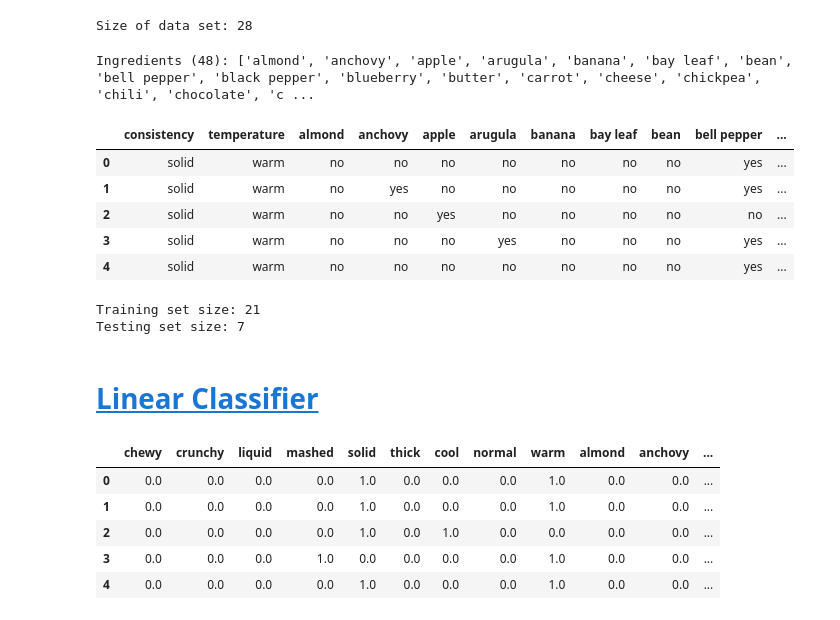
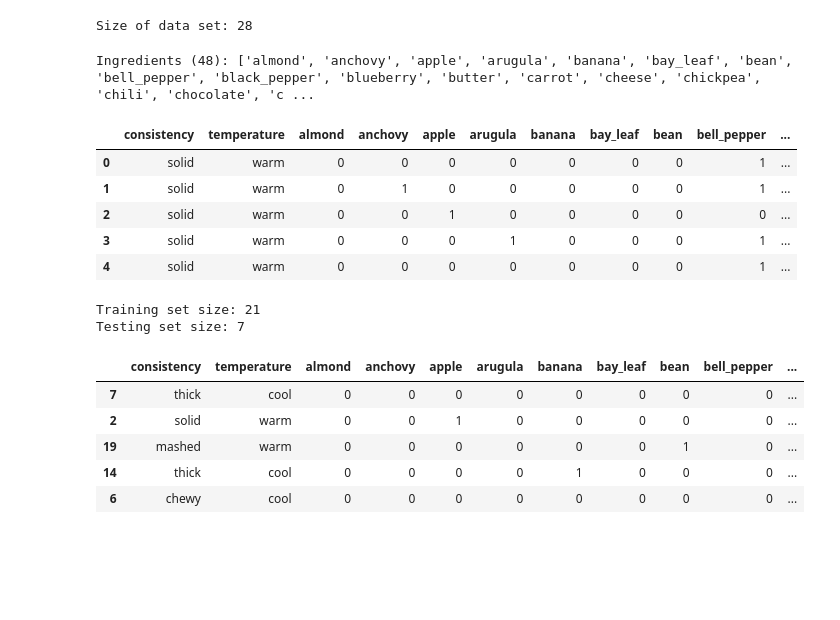
Before and after one commit to kwcay/jayne-eats-prototype, a Jupyter notebook: ml/notes/model-exploration-tf.ipynb, the cells around one changed output. Saved outputs shown, nothing was run; the diff lists cells and outputs as text; code cells hidden in the pictures; blank space fills up the shorter version.

Commit message:
TF Linear estimator

```diff
--- a/ml/notes/model-exploration-tf.ipynb
+++ b/ml/notes/model-exploration-tf.ipynb
@@ -8,19 +8,19 @@
 # Dataset, organized as: [classification, consistency, temperature, [ingredients]].
 raw_dataset = [
   # Pizzas
-  [False, 'solid', 'warm', ['bell pepper', 'cheese', 'flour', 'garlic', 'oil', 'olive', 'onion', 'salt', 'sugar', 'tomato']], # Olives
-  [False, 'solid', 'warm', ['anchovy', 'bell pepper', 'cheese', 'flour', 'garlic', 'mayonnaise', 'oil', 'olive', 'onion', 'salt', 'spinach', 'sugar']], # Anchovies
+  [False, 'solid', 'warm', ['bell_pepper', 'cheese', 'flour', 'garlic', 'oil', 'olive', 'onion', 'salt', 'sugar', 'tomato']], # Olives
+  [False, 'solid', 'warm', ['anchovy', 'bell_pepper', 'cheese', 'flour', 'garlic', 'mayonnaise', 'oil', 'olive', 'onion', 'salt', 'spinach', 'sugar']], # Anchovies
   [False, 'solid', 'warm', ['apple', 'coriander', 'cheese', 'flour', 'garlic', 'oil', 'onion', 'salt', 'sugar']], # Apple & goat cheese
-  [True, 'solid', 'warm', ['arugula', 'bell pepper', 'cheese', 'coriander', 'flour', 'garlic', 'oil', 'onion', 'salt', 'spinach', 'sugar', 'tomato']], # Arugula
-  [True, 'solid', 'warm', ['bell pepper', 'cheese', 'flour', 'garlic', 'mushroom', 'oil', 'onion', 'salt', 'sugar']], # Mushroom
+  [True, 'solid', 'warm', ['arugula', 'bell_pepper', 'cheese', 'coriander', 'flour', 'garlic', 'oil', 'onion', 'salt', 'spinach', 'sugar', 'tomato']], # Arugula
+  [True, 'solid', 'warm', ['bell_pepper', 'cheese', 'flour', 'garlic', 'mushroom', 'oil', 'onion', 'salt', 'sugar']], # Mushroom
   [True, 'solid', 'warm', ['cheese', 'flour', 'garlic', 'oil', 'onion', 'salt', 'sugar', 'tomato']], # Cheese
 
   # Products
-  # [True, 'crunchy', 'normal', ['anise', 'baking powder', 'egg', 'flour', 'oil', 'sugar']], # Biscotti
-  # [True, 'crunchy', 'cool', ['almond', 'barley malt', 'milk', 'rice', 'salt', 'sugar', 'wheat bran', 'whole grain wheat']], # Vanilla almond Special K
+  # [True, 'crunchy', 'normal', ['anise', 'baking_powder', 'egg', 'flour', 'oil', 'sugar']], # Biscotti
+  # [True, 'crunchy', 'cool', ['almond', 'barley_malt', 'milk', 'rice', 'salt', 'sugar', 'wheat_bran', 'whole_grain_wheat']], # Vanilla almond Special K
 
   # Smoothies & milkshakes
-  [True, 'chewy', 'cool', ['cookies', 'milk', 'skim milk', 'sugar', 'vanilla']], # Oreo ice cream
+  [True, 'chewy', 'cool', ['cookies', 'milk', 'skim_milk', 'sugar', 'vanilla']], # Oreo ice cream
   [False, 'thick', 'cool', ['blueberry', 'pineapple', 'strawberry']],
   [False, 'thick', 'cool', ['blueberry', 'kiwi', 'strawberry']],
   [False, 'thick', 'cool', ['chocolate', 'milk', 'vanilla']],
@@ -32,20 +32,20 @@ raw_dataset = [
   [True, 'thick', 'cool', ['banana', 'milk', 'kiwi', 'vanilla']],
 
   # Soups & chilis
-  [False, 'mashed', 'warm', ['bay leaf', 'chickpea', 'chili', 'coriander', 'cumin', 'garlic', 'ginger', 'oil', 'onion', 'salt', 'tomato', 'tumeric']], # Chole chickpea curry
-  [False, 'mashed', 'warm', ['black pepper', 'chickpea', 'chili', 'coriander', 'cumin', 'garlic', 'ginger', 'oil', 'onion', 'potato', 'salt', 'spinach', 'tomato', 'tumeric']], # Sweet potato curry
-  [True, 'mashed', 'warm', ['black pepper', 'butter', 'cheese', 'coriander', 'garlic', 'potato', 'salt']], # Mash potatoes
-  [True, 'mashed', 'warm', ['bean', 'black pepper', 'carrot', 'chili', 'garlic', 'onion', 'potato', 'salt', 'tomato', 'tumeric']], # Chili
-  [False, 'liquid', 'warm', ['black pepper', 'butter', 'flour', 'garlic', 'onion', 'peanut', 'salt']], # Peanut soup
-  [True, 'thick', 'warm', ['black pepper', 'carrot', 'chili', 'garlic', 'onion', 'potato', 'salt', 'squash']], # Butternut squash soup
+  [False, 'mashed', 'warm', ['bay_leaf', 'chickpea', 'chili', 'coriander', 'cumin', 'garlic', 'ginger', 'oil', 'onion', 'salt', 'tomato', 'tumeric']], # Chole chickpea curry
+  [False, 'mashed', 'warm', ['black_pepper', 'chickpea', 'chili', 'coriander', 'cumin', 'garlic', 'ginger', 'oil', 'onion', 'potato', 'salt', 'spinach', 'tomato', 'tumeric']], # Sweet potato curry
+  [True, 'mashed', 'warm', ['black_pepper', 'butter', 'cheese', 'coriander', 'garlic', 'potato', 'salt']], # Mash potatoes
+  [True, 'mashed', 'warm', ['bean', 'black_pepper', 'carrot', 'chili', 'garlic', 'onion', 'potato', 'salt', 'tomato', 'tumeric']], # Chili
+  [False, 'liquid', 'warm', ['black_pepper', 'butter', 'flour', 'garlic', 'onion', 'peanut', 'salt']], # Peanut soup
+  [True, 'thick', 'warm', ['black_pepper', 'carrot', 'chili', 'garlic', 'onion', 'potato', 'salt', 'squash']], # Butternut squash soup
 
   # Miscellaneous (stuff made out of ingredients from above)
   [True, 'crunchy', 'normal', ['almond', 'apple', 'arugula', 'cranberry', 'oil', 'salt']], # Arugula salad
-  [True, 'solid', 'warm', ['black pepper', 'cheese', 'egg', 'garlic', 'mushroom', 'oil', 'onion', 'red pepper', 'salt', 'spinach']], # Mushroom spinach omelet
-  [True, 'solid', 'warm', ['bean', 'black pepper', 'oil', 'onion', 'rice', 'salt', 'tumeric']], # Rice and beans
-  [True, 'solid', 'warm', ['black pepper', 'mushroom', 'oil', 'onion', 'pea', 'rice', 'salt']], # Riz djondjon
+  [True, 'solid', 'warm', ['black_pepper', 'cheese', 'egg', 'garlic', 'mushroom', 'oil', 'onion', 'red_pepper', 'salt', 'spinach']], # Mushroom spinach omelet
+  [True, 'solid', 'warm', ['bean', 'black_pepper', 'oil', 'onion', 'rice', 'salt', 'tumeric']], # Rice and beans
+  [True, 'solid', 'warm', ['black_pepper', 'mushroom', 'oil', 'onion', 'pea', 'rice', 'salt']], # Riz djondjon
   [True, 'solid', 'cool', ['banana', 'butter', 'egg', 'flour', 'milk', 'salt', 'strawberry']], # Crepes
-  [False, 'solid', 'warm', ['black pepper', 'oil', 'okra', 'onion', 'rice', 'salt', 'spinach']], # Kalalou
+  [False, 'solid', 'warm', ['black_pepper', 'oil', 'okra', 'onion', 'rice', 'salt', 'spinach']], # Kalalou
 ]
 
 RAW_LABEL_COL = 0
@@ -66,36 +66,36 @@ for data in raw_dataset:
 ingredients = sorted(list(ingredients_set))
 print(f'Ingredients ({len(ingredients)}):', ingredients)
 # %% [output]
-Ingredients (48): ['almond', 'anchovy', 'apple', 'arugula', 'banana', 'bay leaf', 'bean', 'bell pepper', 'black pepper', 'blueberry', 'butter', 'carrot', 'cheese', 'chickpea', 'chili', 'chocolate', 'c ...
+Ingredients (48): ['almond', 'anchovy', 'apple', 'arugula', 'banana', 'bay_leaf', 'bean', 'bell_pepper', 'black_pepper', 'blueberry', 'butter', 'carrot', 'cheese', 'chickpea', 'chili', 'chocolate', 'c ...
 # %%
 # Processed dataset.
 import pandas as pd
 
 processed_dataset = []
-feature_names = ['consistency', 'temperature'] + ingredients + ['label']
+feature_names = ['consistency', 'temperature'] + ingredients
 
 for data in raw_dataset:
   data_ingredients_set = set(data[RAW_INGREDIENTS_COL])
   processed_data = [data[RAW_CONSISTENCY_COL], data[RAW_TEMPERATURE_COL]]
 
   for ingredient in ingredients:
-    processed_data.append('yes' if ingredient in data_ingredients_set else 'no')
+    processed_data.append(1 if ingredient in data_ingredients_set else 0)
 
-  processed_data.append('yes' if data[RAW_LABEL_COL] else 'no')
+  processed_data.append(1 if data[RAW_LABEL_COL] else 0)
 
   processed_dataset.append(processed_data)
 
-dataset = pd.DataFrame(processed_dataset, columns=feature_names)
+dataset = pd.DataFrame(processed_dataset, columns=[*feature_names, 'label'])
 dataset_labels = dataset.pop('label')
 
 dataset.head()
 # %% [output]
-|  | consistency | temperature | almond | anchovy | apple | arugula | banana | bay leaf | bean | bell pepper | ... |
-| 0 | solid | warm | no | no | no | no | no | no | no | yes | ... |
-| 1 | solid | warm | no | yes | no | no | no | no | no | yes | ... |
-| 2 | solid | warm | no | no | yes | no | no | no | no | no | ... |
-| 3 | solid | warm | no | no | no | yes | no | no | no | yes | ... |
-| 4 | solid | warm | no | no | no | no | no | no | no | yes | ... |
+|  | consistency | temperature | almond | anchovy | apple | arugula | banana | bay_leaf | bean | bell_pepper | ... |
+| 0 | solid | warm | 0 | 0 | 0 | 0 | 0 | 0 | 0 | 1 | ... |
+| 1 | solid | warm | 0 | 1 | 0 | 0 | 0 | 0 | 0 | 1 | ... |
+| 2 | solid | warm | 0 | 0 | 1 | 0 | 0 | 0 | 0 | 0 | ... |
+| 3 | solid | warm | 0 | 0 | 0 | 1 | 0 | 0 | 0 | 1 | ... |
+| 4 | solid | warm | 0 | 0 | 0 | 0 | 0 | 0 | 0 | 1 | ... |
 # %%
 # Split dataset.
 from sklearn.model_selection import train_test_split
@@ -107,21 +107,19 @@ print('Testing set size:', y_test.size)
 # %% [output]
 Training set size: 21
 Testing set size: 7
-# %% [markdown]
-# [Linear Classifier](https://www.tensorflow.org/tutorials/estimator/linear)
 # %%
-# Linear classifier using TensorFlow
+# Training data.
 import pandas as pd
 import tensorflow as tf
 
 X_train.head()
 # %% [output]
-|  | chewy | crunchy | liquid | mashed | solid | thick | cool | normal | warm | almond | anchovy | ... |
-| 0 | 0.0 | 0.0 | 0.0 | 0.0 | 1.0 | 0.0 | 0.0 | 0.0 | 1.0 | 0.0 | 0.0 | ... |
-| 1 | 0.0 | 0.0 | 0.0 | 0.0 | 1.0 | 0.0 | 0.0 | 0.0 | 1.0 | 0.0 | 0.0 | ... |
-| 2 | 0.0 | 0.0 | 0.0 | 0.0 | 1.0 | 0.0 | 1.0 | 0.0 | 0.0 | 0.0 | 0.0 | ... |
-| 3 | 0.0 | 0.0 | 0.0 | 1.0 | 0.0 | 0.0 | 0.0 | 0.0 | 1.0 | 0.0 | 0.0 | ... |
-| 4 | 0.0 | 0.0 | 0.0 | 0.0 | 1.0 | 0.0 | 0.0 | 0.0 | 1.0 | 0.0 | 0.0 | ... |
+|  | consistency | temperature | almond | anchovy | apple | arugula | banana | bay_leaf | bean | bell_pepper | ... |
+| 7 | thick | cool | 0 | 0 | 0 | 0 | 0 | 0 | 0 | 0 | ... |
+| 2 | solid | warm | 0 | 0 | 1 | 0 | 0 | 0 | 0 | 0 | ... |
+| 19 | mashed | warm | 0 | 0 | 0 | 0 | 0 | 0 | 1 | 0 | ... |
+| 14 | thick | cool | 0 | 0 | 0 | 0 | 1 | 0 | 0 | 0 | ... |
+| 6 | chewy | cool | 0 | 0 | 0 | 0 | 0 | 0 | 0 | 0 | ... |
 # %%
 X_train.describe()
 # %% [output]
```
Also changed, not shown: parts of 9 cells of this notebook.
